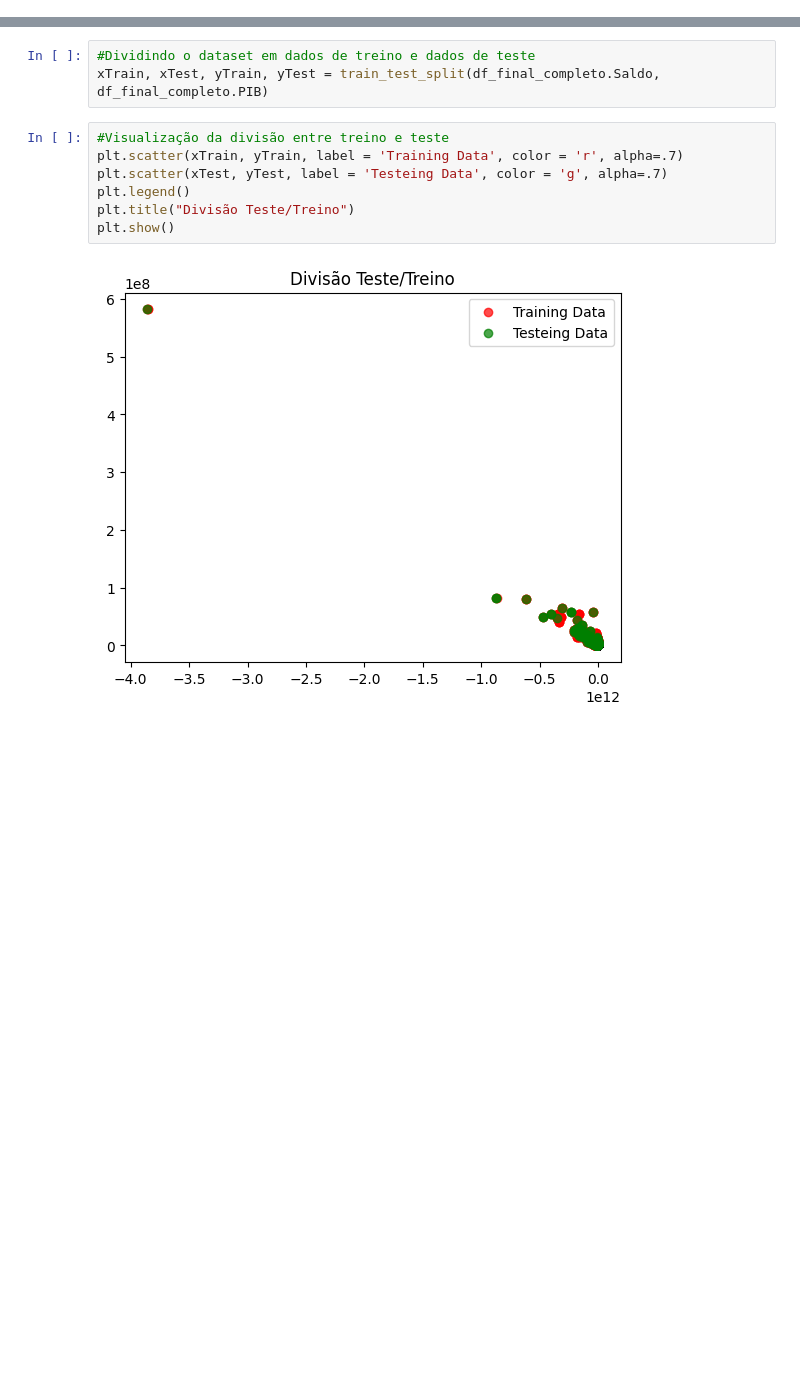
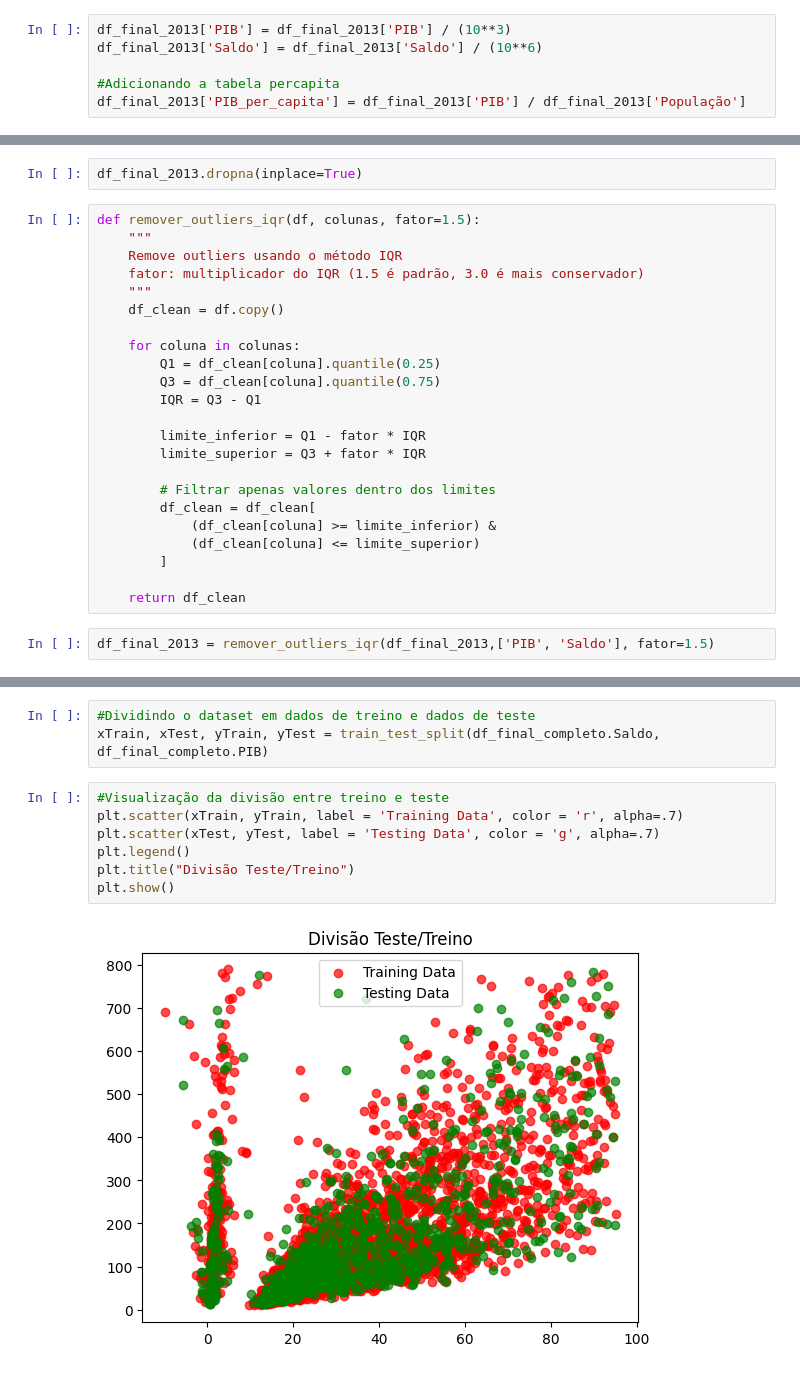
Before and after one commit to anaC-Fernandes/ProjetoDados, a Jupyter notebook: Notebooks/Dataset_Crise.ipynb, the cells around one changed output, grey strips where cells are left out. Cells and saved outputs as stored; diff of their text form; blank space fills up the shorter version.

```diff
--- a/Notebooks/Dataset_Crise.ipynb
+++ b/Notebooks/Dataset_Crise.ipynb
@@ -1165,0 +1292,6 @@ df_final_2013.head(-10)
+# %%
+df_final_2013['PIB'] = df_final_2013['PIB'] / (10**3)
+df_final_2013['Saldo'] = df_final_2013['Saldo'] / (10**6)
+
+#Adicionando a tabela percapita
+df_final_2013['PIB_per_capita'] = df_final_2013['PIB'] / df_final_2013['População']
@@ -1165,0 +1351,27 @@ df_final_2013.head(-10)
+# %%
+df_final_2013.dropna(inplace=True)
+# %%
+def remover_outliers_iqr(df, colunas, fator=1.5):
+    """
+    Remove outliers usando o método IQR
+    fator: multiplicador do IQR (1.5 é padrão, 3.0 é mais conservador)
+    """
+    df_clean = df.copy()
+
+    for coluna in colunas:
+        Q1 = df_clean[coluna].quantile(0.25)
+        Q3 = df_clean[coluna].quantile(0.75)
+        IQR = Q3 - Q1
+
+        limite_inferior = Q1 - fator * IQR
+        limite_superior = Q3 + fator * IQR
+
+        # Filtrar apenas valores dentro dos limites
+        df_clean = df_clean[
+            (df_clean[coluna] >= limite_inferior) &
+            (df_clean[coluna] <= limite_superior)
+        ]
+
+    return df_clean
+# %%
+df_final_2013 = remover_outliers_iqr(df_final_2013,['PIB', 'Saldo'], fator=1.5)
@@ -1215,12 +1439,12 @@ xTrain, xTest, yTrain, yTest = train_test_split(df_final_completo.Saldo, df_fina
 # %%
 #Visualização da divisão entre treino e teste
 plt.scatter(xTrain, yTrain, label = 'Training Data', color = 'r', alpha=.7)
-plt.scatter(xTest, yTest, label = 'Testeing Data', color = 'g', alpha=.7)
+plt.scatter(xTest, yTest, label = 'Testing Data', color = 'g', alpha=.7)
 plt.legend()
 plt.title("Divisão Teste/Treino")
 plt.show()
 # %% [output]
-[figure, old version]
+[figure, new version]
 # %%
 # Criando o modelo de regressão linear e iniciando o treinamento
 model = LinearRegression()
```
Also changed, not shown: parts of 30 cells of this notebook.
